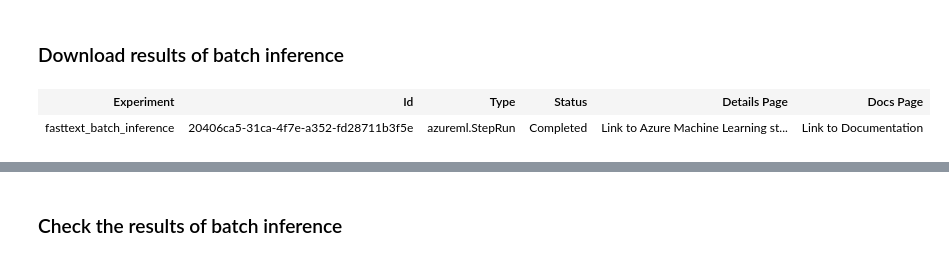
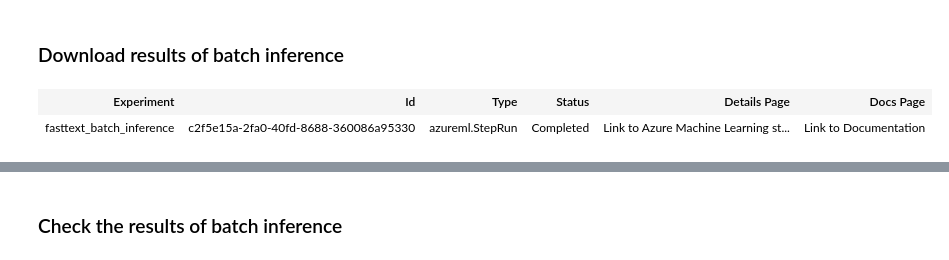
Before and after one commit to smallhaes/fasttext-sentence-classification, a Jupyter notebook: fasttext_batch_inference.ipynb, the cells around one changed output, grey strips where cells are left out. Drawn from its saved outputs; the diff is of its cells as text; code cells hidden in the pictures.

```diff
--- a/fasttext_batch_inference.ipynb
+++ b/fasttext_batch_inference.ipynb
@@ -140,7 +144,7 @@ ValidateView(container_id='container_id_8fbc08ca-c4bf-407e-bb32-0fc7c8f2c4ed_wid
 # %%
 # You need to update the step run id
 # When the process of visualization is finished, right click the "Compare Two Models" and get the step run id from "View Run Id"
-step_run_id = '563be321-693b-4c1c-b33b-6c515e26856c'
+step_run_id = 'e2a3e63f-6e3c-4cc4-82bf-37c818e7e302'
 step_run = pipeline_run.get_step_run(step_run_id)
 step_run
 # %% [output]
@@ -197,12 +221,12 @@ ValidateView(container_id='container_id_c29cd12c-83eb-4ec4-b350-a11472ec154b_wid
 # %%
 # You need to change the step run id
 # When the process of visualization is finished, right click the "FastText Score" and get the step run id from "View Run Id"
-step_run_id = '20406ca5-31ca-4f7e-a352-fd28711b3f5e'
+step_run_id = 'c2f5e15a-2fa0-40fd-8688-360086a95330'
 step_run = pipeline_run.get_step_run(step_run_id)
 step_run
 # %% [output]
 | Experiment | Id | Type | Status | Details Page | Docs Page |
-| fasttext_batch_inference | 20406ca5-31ca-4f7e-a352-fd28711b3f5e | azureml.StepRun | Completed | Link to Azure Machine Learning st... | Link to Documentation |
+| fasttext_batch_inference | c2f5e15a-2fa0-40fd-8688-360086a95330 | azureml.StepRun | Completed | Link to Azure Machine Learning st... | Link to Documentation |
 # %%
 port = step_run.get_port(name='Scored data output dir')
 saved_path = port.download(overwrite=True)
```
Also changed, not shown: parts of 12 cells of this notebook, 3 other files.
